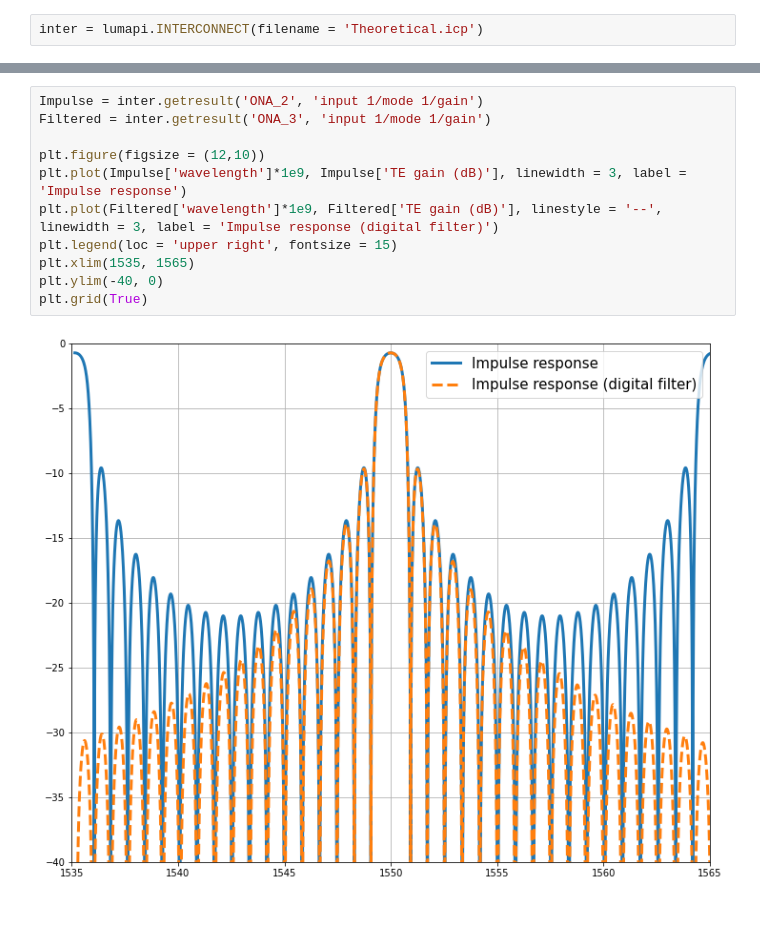
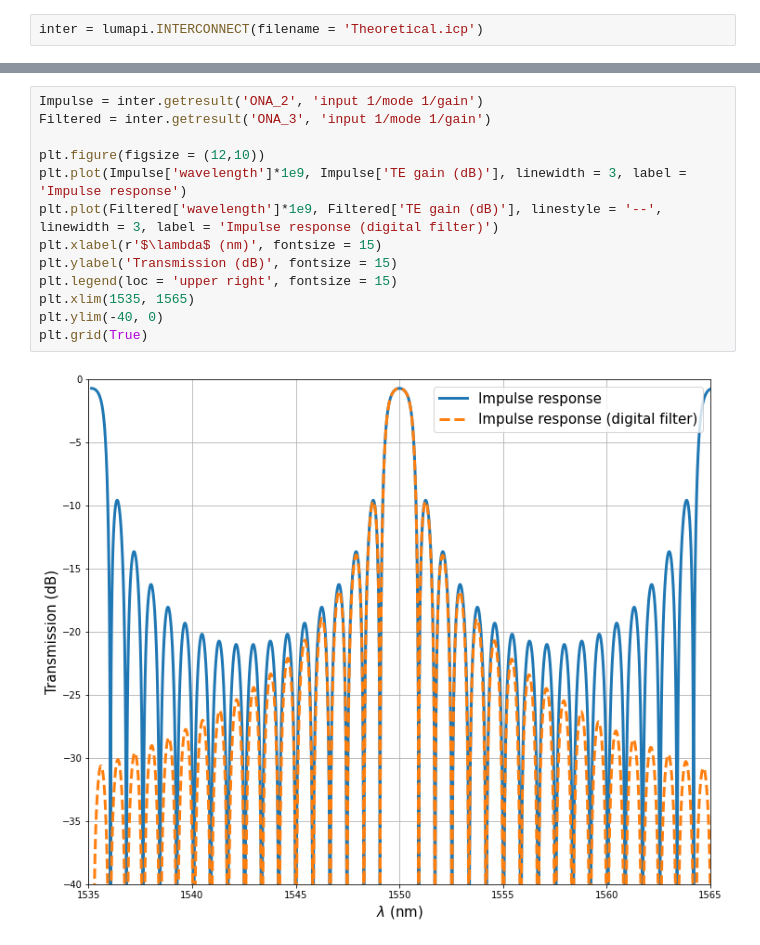
Before and after one commit to AndreyPaiva/Photonics, a Jupyter notebook: Braggs Grating/simulation/python/Theoretical calculations.ipynb, the cells around one changed output, grey strips where cells are left out. Drawn from its saved outputs; the diff is of its cells as text; blank space fills up the shorter version.

```diff
--- a/Braggs Grating/simulation/python/Theoretical calculations.ipynb
+++ b/Braggs Grating/simulation/python/Theoretical calculations.ipynb
@@ -96,13 +98,15 @@ plt.grid(True)
 # %%
 Impulse = inter.getresult('ONA_2', 'input 1/mode 1/gain')
 Filtered = inter.getresult('ONA_3', 'input 1/mode 1/gain')
 
 plt.figure(figsize = (12,10))
 plt.plot(Impulse['wavelength']*1e9, Impulse['TE gain (dB)'], linewidth = 3, label = 'Impulse response')
 plt.plot(Filtered['wavelength']*1e9, Filtered['TE gain (dB)'], linestyle = '--', linewidth = 3, label = 'Impulse response (digital filter)')
+plt.xlabel(r'$\lambda$ (nm)', fontsize = 15)
+plt.ylabel('Transmission (dB)', fontsize = 15)
 plt.legend(loc = 'upper right', fontsize = 15)
 plt.xlim(1535, 1565)
 plt.ylim(-40, 0)
 plt.grid(True)
 # %% [output]
-[figure, old version]
+[figure, new version]
```
Also changed, not shown: parts of 2 cells of this notebook, 1 other file.
